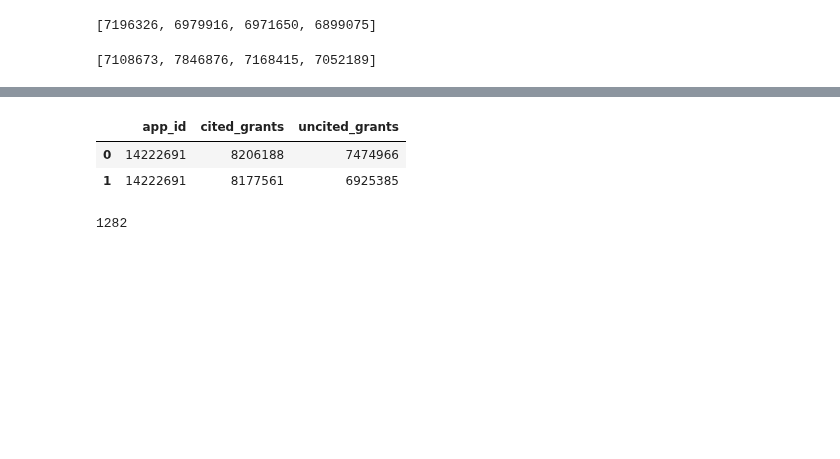
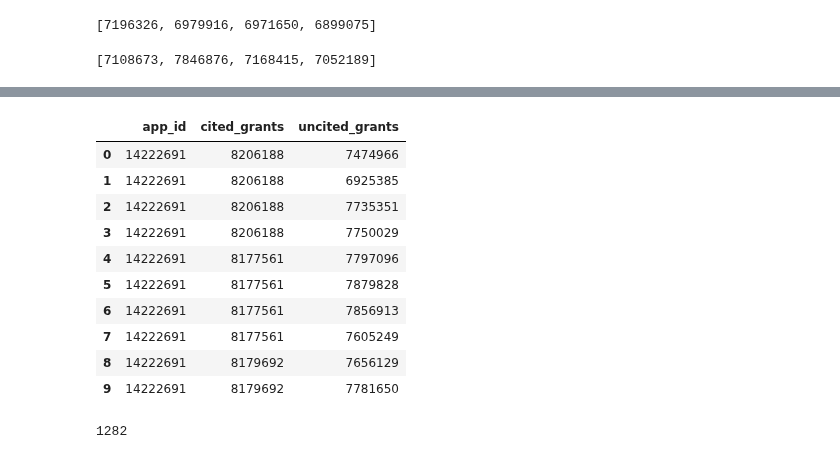
Before and after one commit to yoheikikuta/US-patent-analysis, a Jupyter notebook: colab/bert_tripletloss.ipynb, the cells around one changed output, grey strips where cells are left out. Cells and saved outputs as stored; diff of their text form; code cells hidden in the pictures; blank space fills up the shorter version.

```diff
--- a/colab/bert_tripletloss.ipynb
+++ b/colab/bert_tripletloss.ipynb
@@ -217,6 +238,8 @@ random.seed(1)
 make_uncited_grants_for_app_id(sim_dict, citations_info_target, 12411468, 0, 100, 4)
 # %% [output]
 [7108673, 7846876, 7168415, 7052189]
+# %%
+NEGATIVE_SAMPLE_RATIO=1
 # %%
 def create_triplet_pairs(sidx, eidx):
     all_elems = []
@@ -225,10 +248,11 @@ def create_triplet_pairs(sidx, eidx):
         cited_grants = get_cited_grants(citations_info_target, app_id)
         num_cited_grants = len(cited_grants)
         uncited_grants = make_uncited_grants_for_app_id(
-            sim_dict, citations_info_target, app_id, sidx, eidx, num_cited_grants)
+            sim_dict, citations_info_target, app_id, sidx, eidx, num_cited_grants*NEGATIVE_SAMPLE_RATIO)
 
         for idx, cited in enumerate(cited_grants):
-            all_elems.append([app_id, cited, uncited_grants[idx]])
+          for grants_idx in range(NEGATIVE_SAMPLE_RATIO):
+            all_elems.append([app_id, cited, uncited_grants[idx*NEGATIVE_SAMPLE_RATIO+grants_idx]])
 
     result_df = pd.DataFrame(all_elems)
     result_df.columns = ['app_id', 'cited_grants', 'uncited_grants']
@@ -245,6 +265,14 @@ Wall time: 3.19 s
 # %%
-test.head(2)
+test.head(10)
 # %% [output]
 |  | app_id | cited_grants | uncited_grants |
 | 0 | 14222691 | 8206188 | 7474966 |
-| 1 | 14222691 | 8177561 | 6925385 |
+| 1 | 14222691 | 8206188 | 6925385 |
+| 2 | 14222691 | 8206188 | 7735351 |
+| 3 | 14222691 | 8206188 | 7750029 |
+| 4 | 14222691 | 8177561 | 7797096 |
+| 5 | 14222691 | 8177561 | 7879828 |
+| 6 | 14222691 | 8177561 | 7856913 |
+| 7 | 14222691 | 8177561 | 7605249 |
+| 8 | 14222691 | 8179692 | 7656129 |
+| 9 | 14222691 | 8179692 | 7781650 |
```
Also changed, not shown: parts of 194 cells of this notebook.
